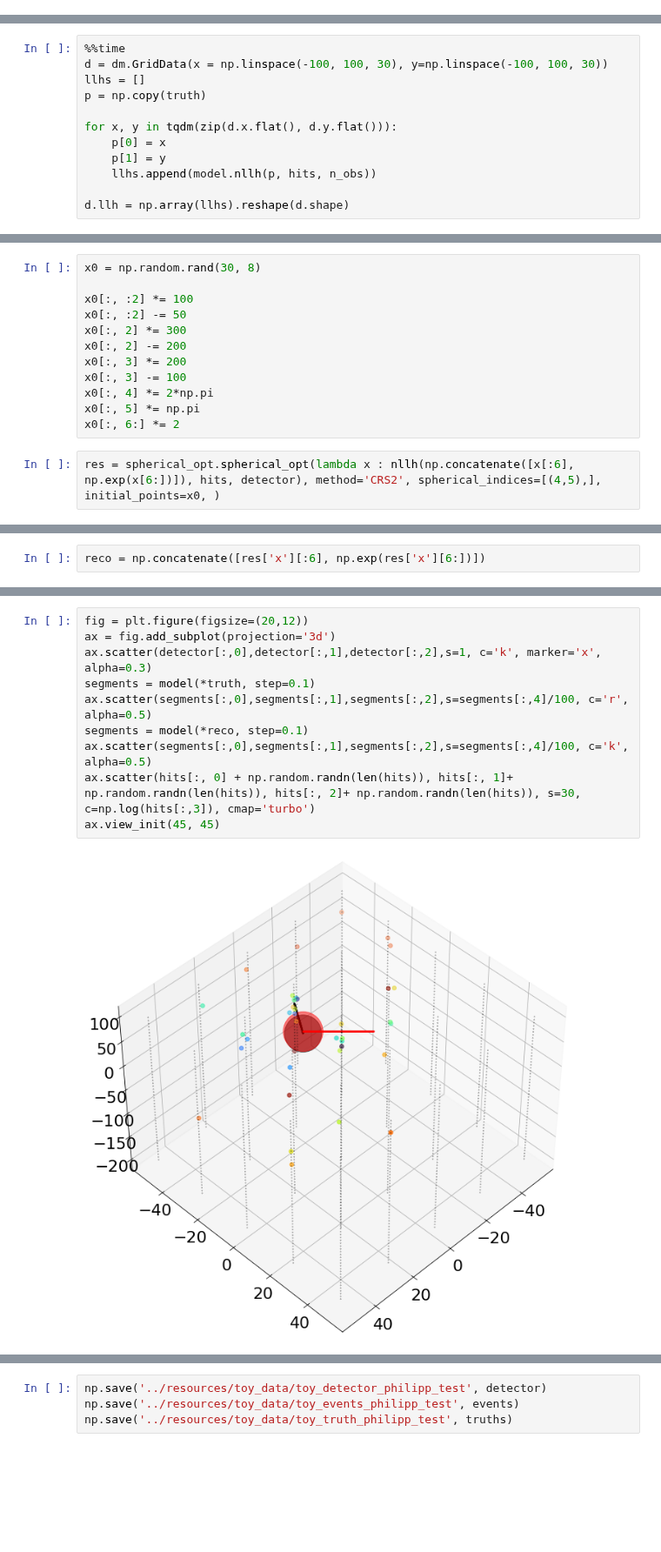
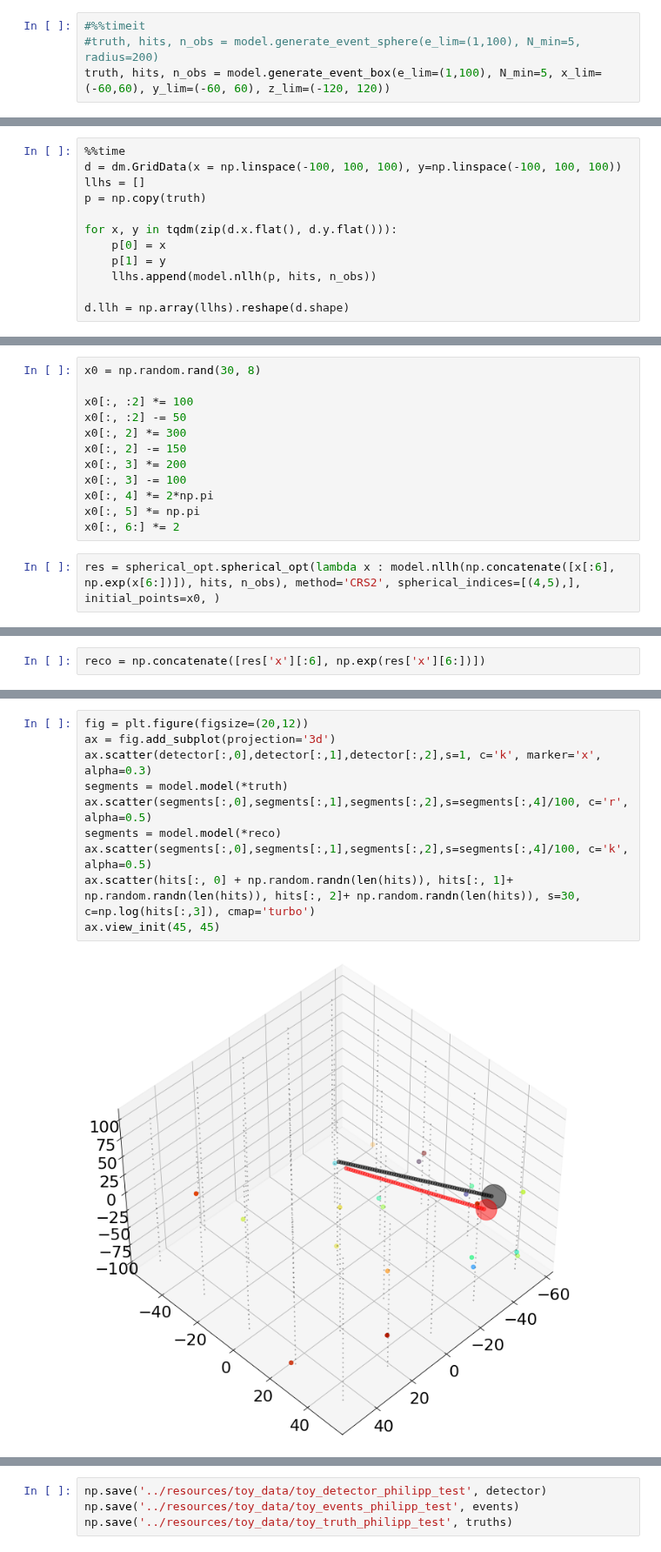
Before and after one commit to philippeller/freeDOM, a Jupyter notebook: freedom/toy_model/toy_exp_philipp.ipynb, the cells around one changed output, grey strips where cells are left out. Shown at 87% size. Saved outputs shown, nothing was run; the diff lists cells and outputs as text; blank space fills up the shorter version.

```diff
--- a/freedom/toy_model/toy_exp_philipp.ipynb
+++ b/freedom/toy_model/toy_exp_philipp.ipynb
@@ -53,3 +48,7 @@ hits, n_obs = model.generate(truth)
+# %%
+#%%timeit
+#truth, hits, n_obs = model.generate_event_sphere(e_lim=(1,100), N_min=5, radius=200)
+truth, hits, n_obs = model.generate_event_box(e_lim=(1,100), N_min=5, x_lim=(-60,60), y_lim=(-60, 60), z_lim=(-120, 120))
 # %%
 # Visualize
 
@@ -65,6 +65,6 @@ ax.view_init(45, 45)
 # %%
 %%time
-d = dm.GridData(x = np.linspace(-100, 100, 30), y=np.linspace(-100, 100, 30))
+d = dm.GridData(x = np.linspace(-100, 100, 100), y=np.linspace(-100, 100, 100))
 llhs = []
 p = np.copy(truth)
 
@@ -118,14 +118,14 @@ x0 = np.random.rand(30, 8)
 x0[:, :2] *= 100
 x0[:, :2] -= 50
 x0[:, 2] *= 300
-x0[:, 2] -= 200
+x0[:, 2] -= 150
 x0[:, 3] *= 200
 x0[:, 3] -= 100
 x0[:, 4] *= 2*np.pi
 x0[:, 5] *= np.pi
 x0[:, 6:] *= 2
 # %%
-res = spherical_opt.spherical_opt(lambda x : nllh(np.concatenate([x[:6], np.exp(x[6:])]), hits, detector), method='CRS2', spherical_indices=[(4,5),], initial_points=x0, )
+res = spherical_opt.spherical_opt(lambda x : model.nllh(np.concatenate([x[:6], np.exp(x[6:])]), hits, n_obs), method='CRS2', spherical_indices=[(4,5),], initial_points=x0, )
 # %% [output]
 WARNING: number of points is very low
 # %%
@@ -141,12 +141,12 @@ nllh(truth, hits, detector)
 # %%
 fig = plt.figure(figsize=(20,12))
 ax = fig.add_subplot(projection='3d')
 ax.scatter(detector[:,0],detector[:,1],detector[:,2],s=1, c='k', marker='x', alpha=0.3)
-segments = model(*truth, step=0.1)
+segments = model.model(*truth)
 ax.scatter(segments[:,0],segments[:,1],segments[:,2],s=segments[:,4]/100, c='r', alpha=0.5)
-segments = model(*reco, step=0.1)
+segments = model.model(*reco)
 ax.scatter(segments[:,0],segments[:,1],segments[:,2],s=segments[:,4]/100, c='k', alpha=0.5)
 ax.scatter(hits[:, 0] + np.random.randn(len(hits)), hits[:, 1]+ np.random.randn(len(hits)), hits[:, 2]+ np.random.randn(len(hits)), s=30, c=np.log(hits[:,3]), cmap='turbo')
 ax.view_init(45, 45)
 # %% [output]
-[figure, old version]
+[figure, new version]
```
Also changed, not shown: parts of 18 cells of this notebook, 3 other files.
